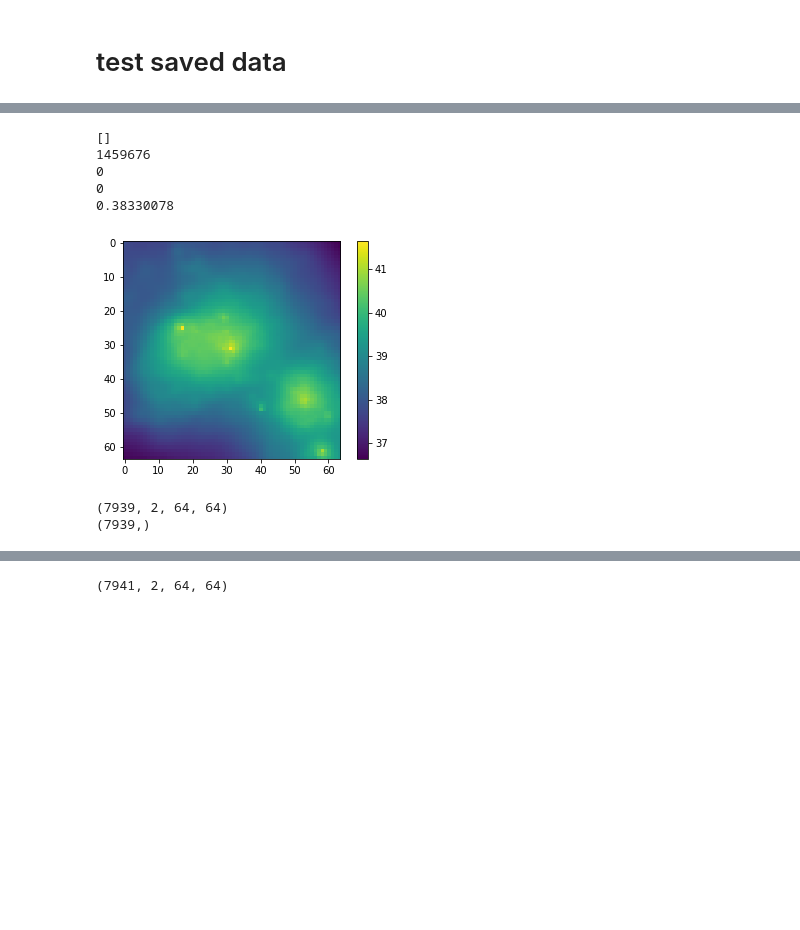
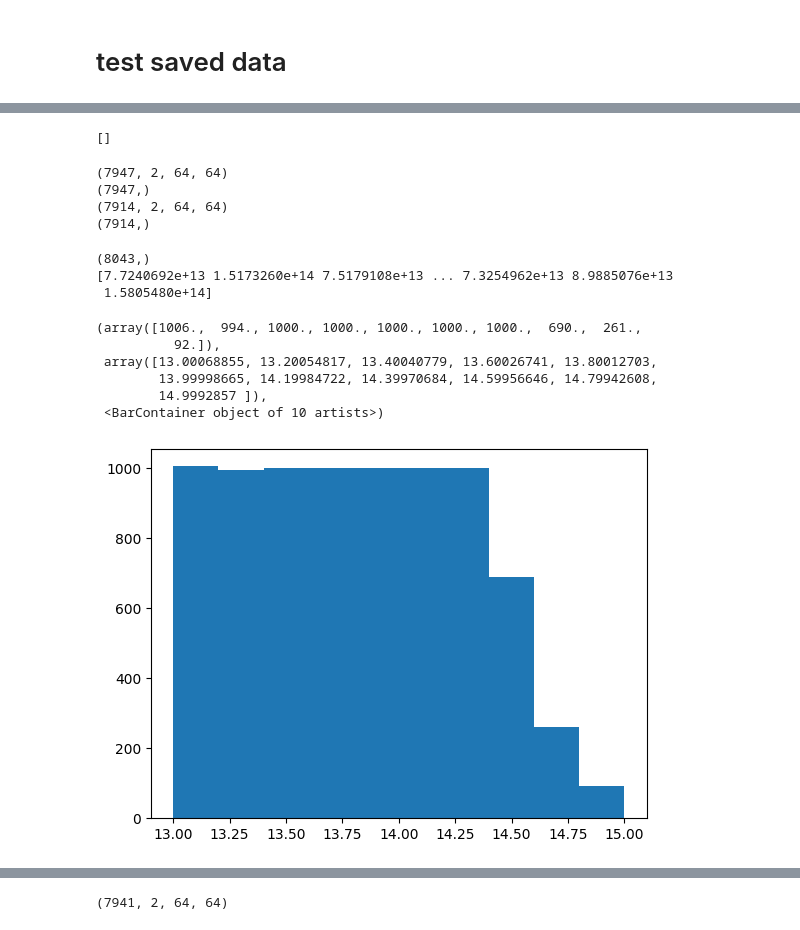
Before and after one commit to woutervantol/scriptie2, a Jupyter notebook: test_data.ipynb, the cells around one changed output, grey strips where cells are left out. Saved outputs shown, nothing was run; the diff lists cells and outputs as text; code cells hidden in the pictures; blank space fills up the shorter version.

```diff
--- a/test_data.ipynb
+++ b/test_data.ipynb
@@ -9,7 +9,8 @@ import matplotlib.pyplot as plt
 # test saved data
 # %%
 p["channel"] = "2chan"
-
+p["cosmology"] = "HYDRO_JETS_published"
 data = Data(p)
-# filename = p_to_filename(p) + "big2"
-# data.load_dataset(filename=filename)
+filename = p_to_filename(p)
+data.load_dataset(filename=filename)
+print(data.images.shape)
@@ -46,31 +19,19 @@ print(data.images[6764:6767])
-# %%
-locs = np.argwhere(data.images == 0)
-print(locs)
-print(data.indices[6765])
-print(np.sum(locs[:,0] == 6765))
-print(len(locs))
-print((data.soap_file["SO/500_crit/SORadius"][8386992]))
-plt.imshow(np.log10(data.images[501,0]))
-plt.colorbar()
-plt.show()
-# %% [output]
-[]
-1459676
-0
-0
-0.38330078
-[figure, removed]
-# %%
-#remove single image from data and save
-dataset = np.load(p["data_path"] + p_to_filename(p) + "big2" + ".npy")
-halo_indices = np.load(p["data_path"] + p_to_filename(p) + "big2" + "_halo_indices" + ".npy")
-# dataset = np.delete(dataset, 501, axis=0)
-# halo_indices = np.delete(halo_indices, 501)
-print(dataset.shape)
-print(halo_indices.shape)
-# np.save(p["data_path"] + p_to_filename(p) + "big2", dataset)
-# np.save(p["data_path"] + p_to_filename(p) + "big2_halo_indices", halo_indices)
-# %% [output]
-(7939, 2, 64, 64)
-(7939,)
+# %%
+ids_to_remove = np.unique(np.where(data.images == 0)[0])
+print(ids_to_remove)
+# %% [output]
+[]
+# %%
+###remove image from data and save
+print(data.images.shape)
+print(data.indices.shape)
+data.images = np.delete(data.images, ids_to_remove, axis=0)
+data.indices = np.delete(data.indices, ids_to_remove)
+print(data.images.shape)
+print(data.indices.shape)
+# %% [output]
+(7947, 2, 64, 64)
+(7947,)
+(7914, 2, 64, 64)
+(7914,)
 # %%
@@ -79,5 +40,18 @@ print(halo_indices.shape)
 # %%
-# print(data.soap_file[f"{p['selection_type']}/TotalMass"][()][halo_indices[:64]])
-np.save(p["data_path"] + p_to_filename(p) + "small_masses", data.soap_file[f"{p['selection_type']}/TotalMass"][()][halo_indices[:64]])
-# plt.hist(np.log10(data.soap_file[f"{p['selection_type']}/TotalMass"][()][halo_indices[:64]]))
+halo_indices = np.load(p["data_path"] + p_to_filename(p) + "_halo_indices" + ".npy")
+print(halo_indices.shape)
+print(data.soap_file[f"{p['selection_type']}/TotalMass"][()][halo_indices])
+plt.hist(np.log10(data.soap_file[f"{p['selection_type']}/TotalMass"][()][halo_indices]))
+# np.save(p["data_path"] + p_to_filename(p) + "_masses", data.soap_file[f"{p['selection_type']}/TotalMass"][()][halo_indices])
+# %% [output]
+(8043,)
+[7.7240692e+13 1.5173260e+14 7.5179108e+13 ... 7.3254962e+13 8.9885076e+13
+ 1.5805480e+14]
+(array([1006.,  994., 1000., 1000., 1000., 1000., 1000.,  690.,  261.,
+          92.]),
+ array([13.00068855, 13.20054817, 13.40040779, 13.60026741, 13.80012703,
+        13.99998665, 14.19984722, 14.39970684, 14.59956646, 14.79942608,
+        14.9992857 ]),
+ <BarContainer object of 10 artists>)
+[figure, added]
 # %%
```
Also changed, not shown: parts of 12 cells of this notebook, 8 other files.
